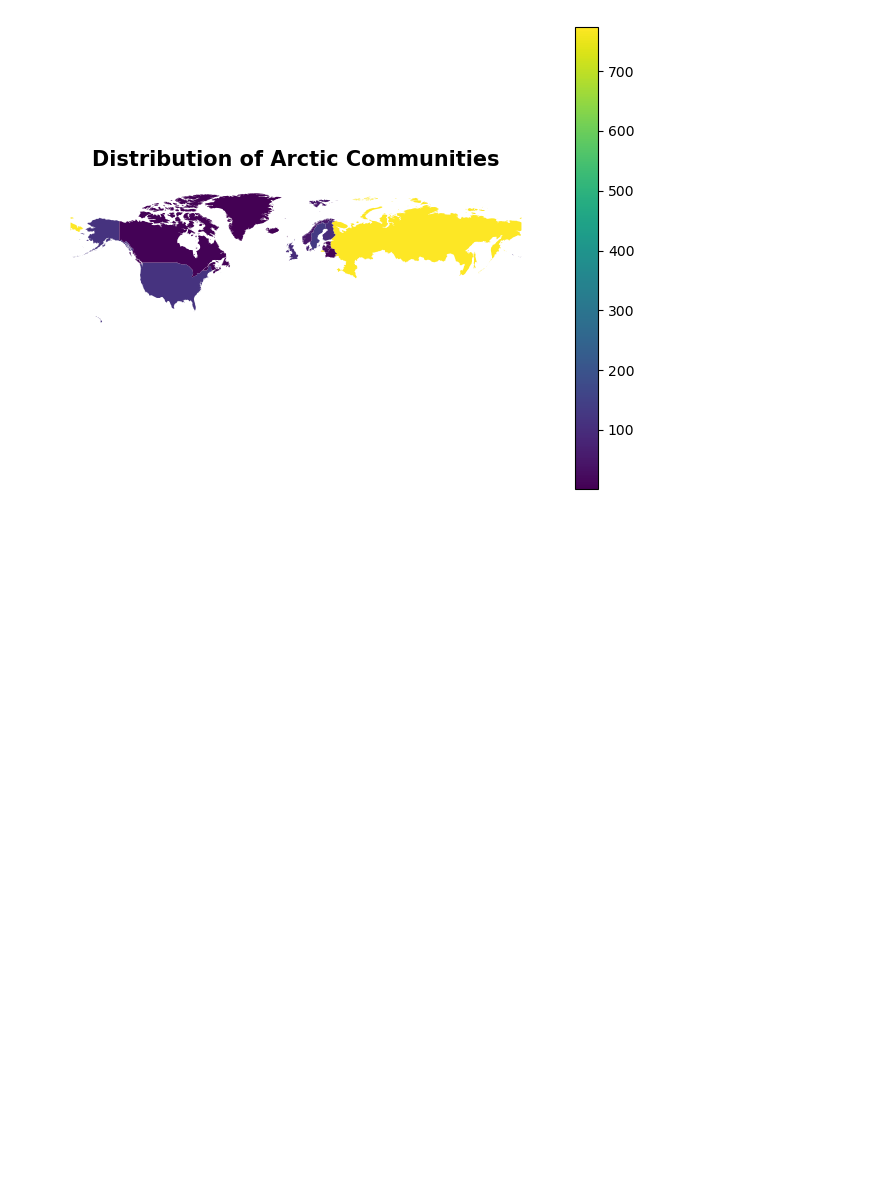
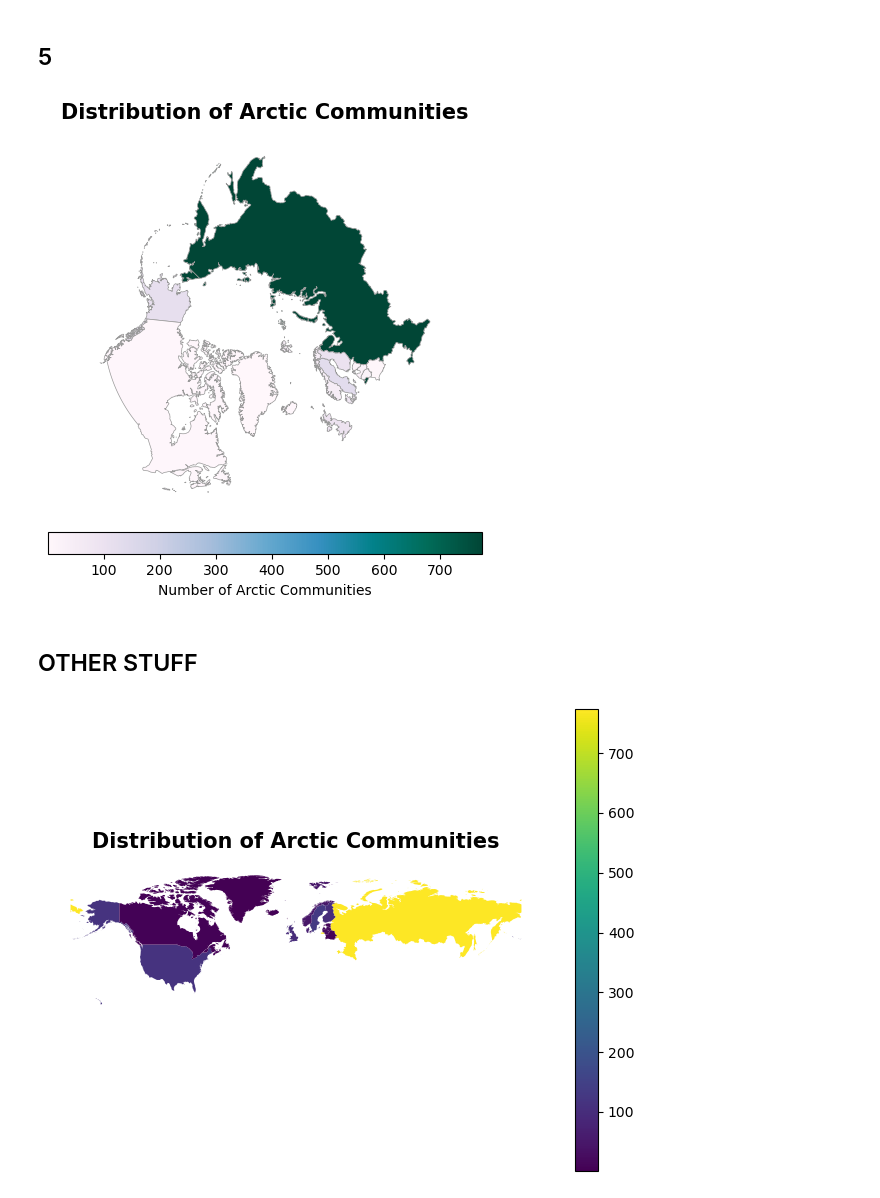
Before and after one commit to MEDS-eds-220/MEDS-eds-220-course, a Jupyter notebook: discussion-sections-upcoming/ds-6-arctic-plot.ipynb, the cells around one changed output. Cells and saved outputs as stored; diff of their text form; code cells hidden in the pictures; blank space fills up the shorter version.

```diff
--- a/discussion-sections-upcoming/ds-6-arctic-plot.ipynb
+++ b/discussion-sections-upcoming/ds-6-arctic-plot.ipynb
@@ -42,0 +122,4 @@ df.explode(index_parts=False)
+# %%
+# 4.e.
+df['miny'] = df.apply(miny_bound, axis=1)
+df
@@ -43,3 +140,46 @@ df.explode(index_parts=False)
+# %% [markdown]
+## 5
+# %%
+# 5.a
+arctic = df[df.miny >=40].to_crs('epsg:3413')
+# %%
+# 5.b
+arctic = arctic.to_crs(epsg=3413)
+
+fig, ax = plt.subplots(figsize=(8, 6))
+
+# Remove the axis for a cleaner map
+ax.axis('off')
+
+# Plot your data
+arctic.plot(
+    ax=ax,
+    column='n_communities',
+    cmap='PuBuGn',
+    legend=True,
+    edgecolor="0.6",
+    linewidth=0.5,
+    legend_kwds={
+        "shrink": 0.7,
+        "label": "Number of Arctic Communities",
+        "orientation": "horizontal",
+        "pad": 0.05
+    }
+)
+
+# Add title and subtitle for better context
+ax.set_title('Distribution of Arctic Communities',
+             fontsize=15,
+             weight='bold',
+             pad=15
+             )
+
+
+plt.show()
+# %% [output]
+[figure, added]
+# %% [markdown]
+## OTHER STUFF
 # %%
 arctic = arctic.to_crs(epsg=3413)
 
```
Also changed, not shown: parts of 20 cells of this notebook, 12 other files.
